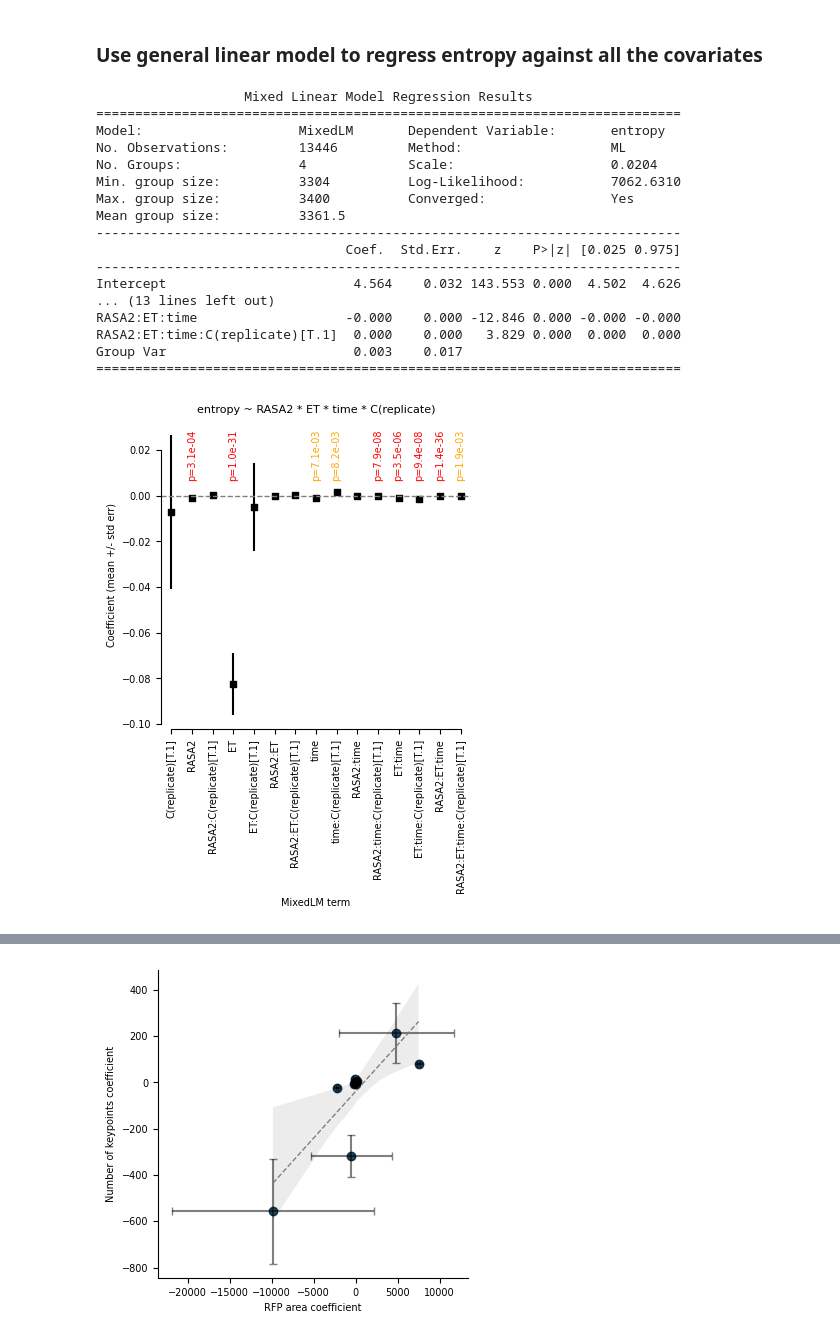
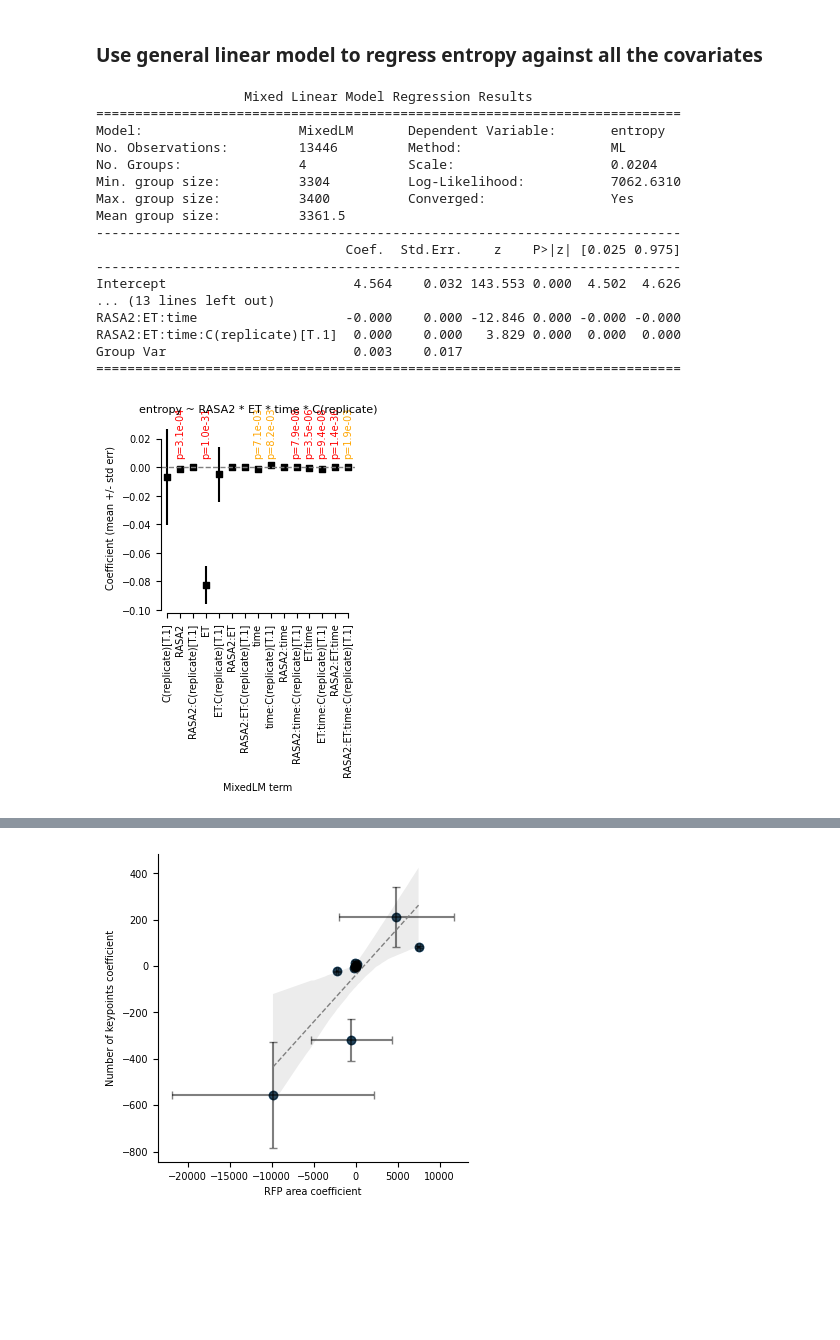
Before and after one commit to bee-hive/sflcba, a Jupyter notebook: entropy_analysis.ipynb, the cells around one changed output, grey strips where cells are left out. Drawn from its saved outputs; the diff is of its cells as text; code cells hidden in the pictures; blank space fills up the shorter version.

```diff
--- a/entropy_analysis.ipynb
+++ b/entropy_analysis.ipynb
@@ -291,7 +289,7 @@ def plot_representative_fn(metadata_df, rasa_value, et_value, replicate_id, dono
     ax.imshow(red_frame[trim:-trim,trim:-trim], cmap='Reds', alpha = 1.0)
     if phase:
         ax.imshow(phase_frame[trim:-trim,trim:-trim], cmap='gray', alpha = .75)
-    ax.set_title('RASA2KO: {}%, E:T: {},\nTime: {}'.format(round(rasa_value,1),round(et_value,2),time_point))
+    ax.set_title('RASA2KO={}%\nE:T={}, t={}'.format(round(rasa_value,1),round(et_value,2),time_point))
     # remove the axes ticks and labels
     ax.set_axis_off()
 
@@ -304,5 +302,5 @@ plot_representative_fn(entropy_df, rasa_value=100, et_value=1.0, replicate_id=0,
 # %%
-fig, ax = plt.subplots(4, 5, figsize=(8,8), tight_layout=True)
+fig, ax = plt.subplots(4, 5, figsize=(5,5), tight_layout=True)
 
 # find 5 evenly spaced time points between 0 and 64
 times = [0, 15, 30, 45, 60]
@@ -327,5 +325,8 @@ for i in range(5):
 for i in range(5):
     plot_representative_fn(entropy_df, rasa_value=100, et_value=1.0, replicate_id=replicate_id, donor_id=donor_id, time_point=times[i], trim=100, ax=ax[3,i], phase=phase)
 
+
+fig.savefig('figures/fig1/rfp_mask_grid.pdf', bbox_inches='tight', dpi=400)
+
 plt.show()
 # %% [output]
@@ -363,6 +366,6 @@ plt.show()
 # %%
 # sweep over RASA2KO titration at a constant E:T ratio
-fig, ax = plt.subplots(5, 5, figsize=(8,8), tight_layout=True)
+fig, ax = plt.subplots(5, 5, figsize=(8,9.5), tight_layout=True)
 
 # find 5 evenly spaced time points between 0 and 64
 times = [0, 15, 30, 45, 60]
@@ -382,5 +385,7 @@ for i in range(len(rasa_values)):
     for j in range(5):
         plot_representative_fn(entropy_df, rasa_value=rasa_value, et_value=et_value, replicate_id=replicate_id, donor_id=donor_id, time_point=times[j], trim=100, ax=ax[i,j], phase=phase)
 
+fig.savefig('figures/fig1/rfp_mask_rasa2ko_grid.pdf', bbox_inches='tight', dpi=400)
+
 plt.show()
 # %% [output]
@@ -388,6 +393,6 @@ plt.show()
 # %%
 # sweep over E:T ratio at a constant RASA2KO titration
-fig, ax = plt.subplots(5, 5, figsize=(8,8), tight_layout=True)
+fig, ax = plt.subplots(5, 5, figsize=(8,9.5), tight_layout=True)
 
 # find 5 evenly spaced time points between 0 and 64
 times = [0, 15, 30, 45, 60]
@@ -406,5 +411,7 @@ for i in range(len(et_values)):
     for j in range(5):
         plot_representative_fn(entropy_df, rasa_value=rasa_value, et_value=et_value, replicate_id=replicate_id, donor_id=donor_id, time_point=times[j], trim=100, ax=ax[i,j], phase=phase)
 
+fig.savefig('figures/fig1/rfp_mask_et_grid.pdf', bbox_inches='tight', dpi=400)
+
 plt.show()
 # %% [output]
@@ -471,35 +478,38 @@ def r2(x, y, degree):
 temp_df = entropy_df.rename(columns={'rasa2ko_titration': 'RASA2', 'et_ratio': 'ET', 'replicate_id': 'replicate', 'donor_id': 'donor', 'p_areas': 'RFP_area', 'n_og_keypoints': 'n_keypoints'})
 
 formula1 = "entropy ~ RASA2 * ET * time * C(replicate)"
 mdf1 = smf.mixedlm(formula1,
                  temp_df,
                  groups=temp_df["donor"],
                  )
 mdf1 = mdf1.fit(reml=False)
 print(mdf1.summary())
-fig, ax = plt.subplots(1, 1, figsize=(4, 4))
+fig, ax = plt.subplots(1, 1, figsize=(2.5, 2.5))
 coef_plot(mdf1, ax=ax)
 ax.set_title(formula1)
+
+fig.savefig('figures/fig1/entropy_mixedlm_coef.pdf', bbox_inches='tight')
+
 plt.show()
 # %% [output]
                    Mixed Linear Model Regression Results
 ===========================================================================
 Model:                    MixedLM       Dependent Variable:       entropy
 No. Observations:         13446         Method:                   ML
 No. Groups:               4             Scale:                    0.0204
 Min. group size:          3304          Log-Likelihood:           7062.6310
 Max. group size:          3400          Converged:                Yes
 Mean group size:          3361.5
 ---------------------------------------------------------------------------
                                 Coef.  Std.Err.    z    P>|z| [0.025 0.975]
 ---------------------------------------------------------------------------
 Intercept                        4.564    0.032 143.553 0.000  4.502  4.626
 ... (13 lines left out)
 RASA2:ET:time                   -0.000    0.000 -12.846 0.000 -0.000 -0.000
 RASA2:ET:time:C(replicate)[T.1]  0.000    0.000   3.829 0.000  0.000  0.000
 Group Var                        0.003    0.017
 ===========================================================================
-[figure, old version]
+[figure, new version]
 # %%
 formula2 = "RFP_area ~ RASA2 * ET * time * C(replicate)"
 mdf2 = smf.mixedlm(formula2,
```
Also changed, not shown: parts of 11 cells of this notebook.
